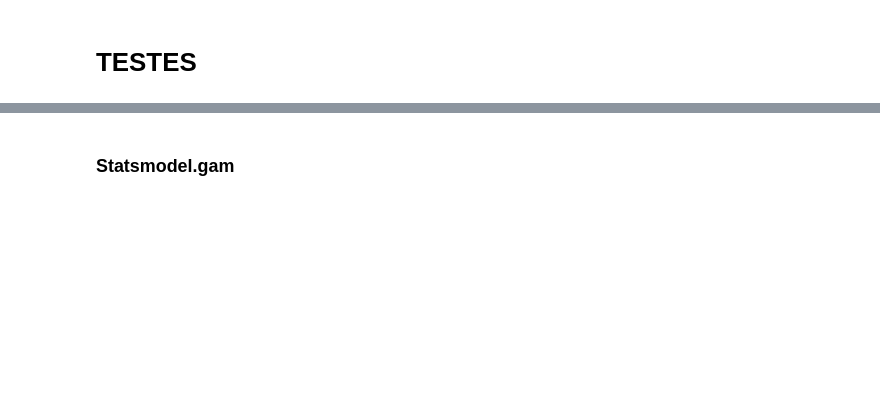
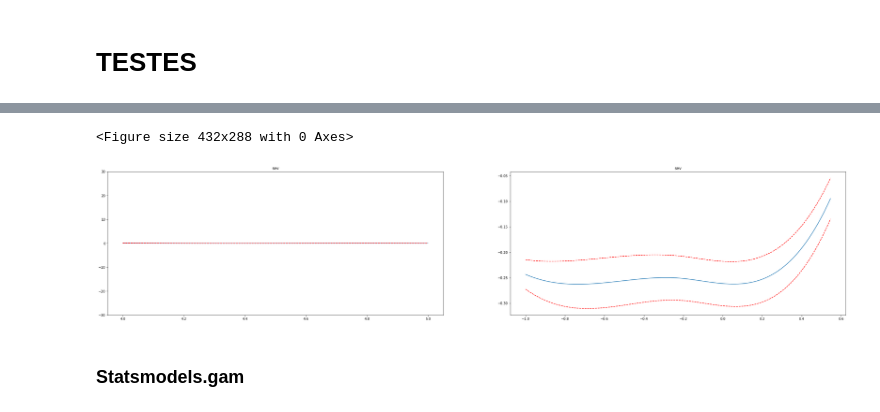
Before and after one commit to ThazSobral/tcc, a Jupyter notebook: geographic_distance_tecnique.ipynb, the cells around one changed output, grey strips where cells are left out. Cells and saved outputs as stored; diff of their text form; code cells hidden in the pictures; blank space fills up the shorter version.

```diff
--- a/geographic_distance_tecnique.ipynb
+++ b/geographic_distance_tecnique.ipynb
@@ -344,0 +483,9 @@ Graus de correlação de distancia para os dias:
+# %%
+# definir o termo de penalização
+lambda_ = 0.6
+# definir a função
+constraints = None
+# criar modelo
+gam = LogisticGAM(constraints=constraints,
+        lam=lambda_,
+        n_splines=10).fit(X, y)
@@ -383,2 +524,15 @@ x_train, x_test, y_train, y_test = train_test_split(X, df.flood, test_size=.2)
+# %%
+plt.figure()
+fig, axs = plt.subplots(1,2,figsize=(40, 8))
+for i, ax in enumerate(axs):
+    XX = gam.generate_X_grid(term=i)
+    ax.plot(XX[:, i], gam.partial_dependence(term=i, X=XX))
+    ax.plot(XX[:, i], gam.partial_dependence(term=i, X=XX,   width=.95)[1], c='r', ls='--')
+    if i == 0:
+        ax.set_ylim(-30,30)
+    ax.set_title(titles[i-1])
+# %% [output]
+<Figure size 432x288 with 0 Axes>
+[figure, added]
 # %% [markdown]
-### Statsmodel.gam
+### Statsmodels.gam
```
Also changed, not shown: parts of 42 cells of this notebook.
